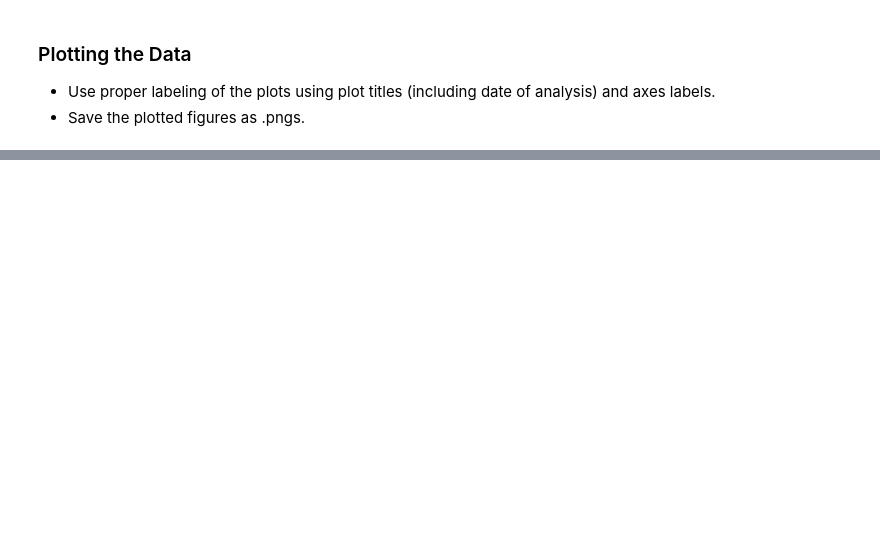
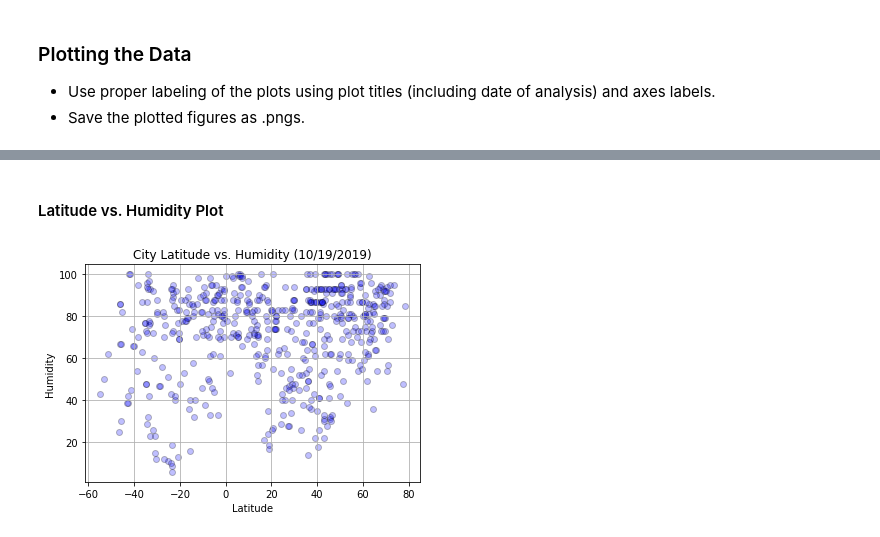
Before and after one commit to linmck/python-api-challenge, a Jupyter notebook: WeatherPy/WeatherPy_LAM.ipynb, the cells around one changed output, grey strips where cells are left out. Saved outputs shown, nothing was run; the diff lists cells and outputs as text; code cells hidden in the pictures; blank space fills up the shorter version.

```diff
--- a/WeatherPy/WeatherPy_LAM.ipynb
+++ b/WeatherPy/WeatherPy_LAM.ipynb
@@ -152,0 +176,12 @@ weather_data.to_csv(r"Results/weather_data.csv")
+# %% [markdown]
+#### Latitude vs. Humidity Plot
+# %%
+#Create scatter plot showing the relationship of latitude and humidity for today
+plt.scatter(lat, humidity, marker="o", facecolors="blue", alpha=0.25, edgecolors="black")
+plt.title(f"City Latitude vs. Humidity ({date})")
+plt.xlabel("Latitude")
+plt.ylabel("Humidity")
+plt.grid(True)
+plt.savefig("Results/humidity-latitude.png")
+# %% [output]
+[figure, added]
```
Also changed, not shown: parts of 10 cells of this notebook, 5 other files.
